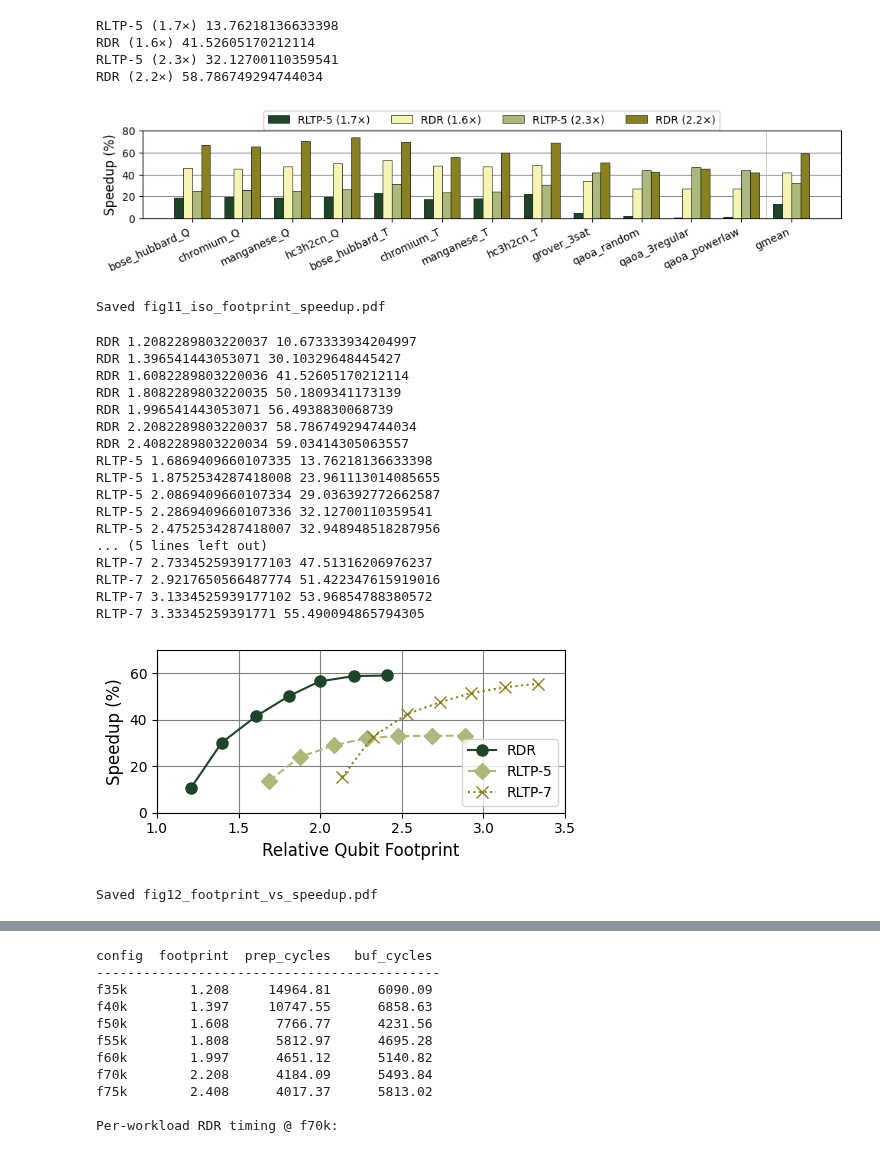
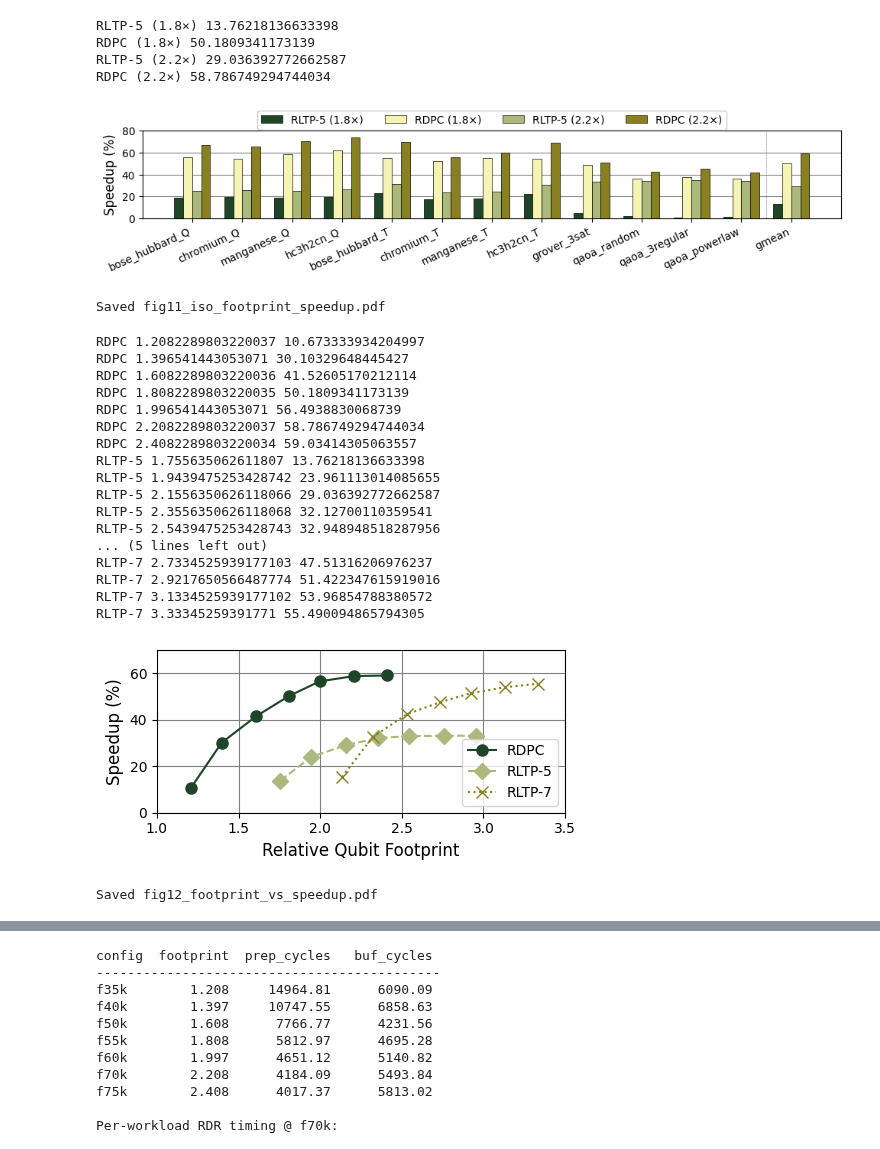
Before and after one commit to suhaskvittal/quicksilver, a Jupyter notebook: scripts/rdr_plots.ipynb, the cells around one changed output, grey strips where cells are left out. Cells and saved outputs as stored; diff of their text form; code cells hidden in the pictures.

```diff
--- a/scripts/rdr_plots.ipynb
+++ b/scripts/rdr_plots.ipynb
@@ -49,7 +49,7 @@ def rel_footprint(stats, b, rltp_n=None):
     s = stats[b]
     rltp_ws = s['COMPUTE_FOOTPRINT'].get('RLTP_WORKSPACE', 0)
     if rltp_n is not None:
-        rltp_ws = min(rltp_ws, rltp_workspace_qubits(rltp_n))
+        rltp_ws = rltp_workspace_qubits(rltp_n)
     return (s['FACTORY_FOOTPRINT']['TOTAL']
             + rltp_ws
             + s['COMPUTE_FOOTPRINT'].get('RDR_WORKSPACE', 0)) / BASE_FACTORY
@@ -69,10 +69,10 @@ base_f35k = aggregate_stats_by_policy(f'{STATS}/baseline_f35k')
 # Cell 2 — Figure 11: Iso-footprint speedup (double col, 10.0x2.4)
 
 base_f35k  = aggregate_stats_by_policy(f'{STATS}/baseline_f35k')
-rdr_f50k   = aggregate_stats_by_policy(f'{STATS}/rdr_f50k')
+rdr_f50k   = aggregate_stats_by_policy(f'{STATS}/rdr_f55k')
 rltp4_f35k = aggregate_stats_by_policy(f'{STATS}/rltp_4_f35k')
 rdr_f70k   = aggregate_stats_by_policy(f'{STATS}/rdr_f70k')
-rltp4_f50k = aggregate_stats_by_policy(f'{STATS}/rltp_4_f55k')
+rltp4_f50k = aggregate_stats_by_policy(f'{STATS}/rltp_4_f50k')
 
 rep_b = BENCHMARKS[0]
 # RLTP footprints use min(reported workspace, analytic formula) with RLTP-5 -> n=4.
@@ -83,53 +83,53 @@ fp_rltp4_f50k = rel_footprint(rltp4_f50k, rep_b, rltp_n=4)
 
 configs = [
     (rltp4_f35k, C1, f'RLTP-5 ({fp_rltp4_f35k:.1f}×)'),
-    (rdr_f50k,   C2, f'RDR ({fp_rdr_f50k:.1f}×)'),
+    (rdr_f50k,   C2, f'RDPC ({fp_rdr_f50k:.1f}×)'),
     (rltp4_f50k, C3, f'RLTP-5 ({fp_rltp4_f50k:.1f}×)'),
-    (rdr_f70k,   C4, f'RDR ({fp_rdr_f70k:.1f}×)'),
+    (rdr_f70k,   C4, f'RDPC ({fp_rdr_f70k:.1f}×)'),
 ]
 
 fig, ax = plt.subplots(figsize=(10.0, 2.4))
 
 n_benchmarks_plus_gmean = len(BENCHMARKS) + 1
 n_configs = len(configs)
 width = 0.18
 x = np.arange(n_benchmarks_plus_gmean)
 
 for i, (policy_stats, color, label) in enumerate(configs):
     speedups = speedup_pct(policy_stats, base_f35k, BENCHMARKS)
     gm = gmean_speedup_pct(policy_stats, base_f35k, BENCHMARKS)
     print(label, gm)
     values = speedups + [gm]
     offset = (i - n_configs / 2 + 0.5) * width
     ax.bar(x + offset, values, width, label=label, color=color,
            edgecolor='black', linewidth=0.5, zorder=3)
 
 ax.set_xticks(x)
 ax.set_xticklabels(TICKS + ['gmean'], fontsize=10, rotation=25, ha='right')
 ax.set_ylabel('Speedup (%)', fontsize=12)
 ax.legend(fontsize=10, ncol=4, loc='lower center', bbox_to_anchor=(0.5, 0.95), framealpha=1.0)
 ax.axhline(0, color='black', linewidth=0.5)
 ax.axvline(len(BENCHMARKS) - 0.5, color='gray', linewidth=0.5, linestyle='--')
 ax.tick_params(axis='y', labelsize=10)
 ax.grid(axis='y', linestyle='-', color='gray', zorder=0)
 ax.set_ylim(0,80.0)
 
 plt.tight_layout()
 plt.savefig(f'{PLOTS}/v2_fig11_iso_footprint_speedup.pdf', bbox_inches='tight')
 plt.show()
 print('Saved fig11_iso_footprint_speedup.pdf')
 # %% [output]
-RLTP-5 (1.7×) 13.76218136633398
-RDR (1.6×) 41.52605170212114
-RLTP-5 (2.3×) 32.12700110359541
-RDR (2.2×) 58.786749294744034
+RLTP-5 (1.8×) 13.76218136633398
+RDPC (1.8×) 50.1809341173139
+RLTP-5 (2.2×) 29.036392772662587
+RDPC (2.2×) 58.786749294744034
-[figure, old version]
+[figure, new version]
 Saved fig11_iso_footprint_speedup.pdf
 # %%
 # Cell 3 — Figure 12: Footprint vs speedup (single col, 5.0x2.4)
 
 lines = [
-    ('rdr',    C1, 'o-', 'RDR'),
+    ('rdr',    C1, 'o-', 'RDPC'),
     ('rltp_4', C3, 'D--', 'RLTP-5'),
     ('rltp_6', C4, 'x:', 'RLTP-7'),
 ]
@@ -168,24 +168,24 @@ plt.savefig(f'{PLOTS}/v2_fig12_footprint_vs_speedup.pdf', bbox_inches='tight')
 plt.show()
 print('Saved fig12_footprint_vs_speedup.pdf')
 # %% [output]
-RDR 1.2082289803220037 10.673333934204997
-RDR 1.396541443053071 30.10329648445427
-RDR 1.6082289803220036 41.52605170212114
-RDR 1.8082289803220035 50.1809341173139
-RDR 1.996541443053071 56.4938830068739
-RDR 2.2082289803220037 58.786749294744034
-RDR 2.4082289803220034 59.03414305063557
-RLTP-5 1.6869409660107335 13.76218136633398
-RLTP-5 1.8752534287418008 23.961113014085655
-RLTP-5 2.0869409660107334 29.036392772662587
-RLTP-5 2.2869409660107336 32.12700110359541
-RLTP-5 2.4752534287418007 32.948948518287956
+RDPC 1.2082289803220037 10.673333934204997
+RDPC 1.396541443053071 30.10329648445427
+RDPC 1.6082289803220036 41.52605170212114
+RDPC 1.8082289803220035 50.1809341173139
+RDPC 1.996541443053071 56.4938830068739
+RDPC 2.2082289803220037 58.786749294744034
+RDPC 2.4082289803220034 59.03414305063557
+RLTP-5 1.755635062611807 13.76218136633398
+RLTP-5 1.9439475253428742 23.961113014085655
+RLTP-5 2.1556350626118066 29.036392772662587
+RLTP-5 2.3556350626118068 32.12700110359541
+RLTP-5 2.5439475253428743 32.948948518287956
 ... (5 lines left out)
 RLTP-7 2.7334525939177103 47.51316206976237
 RLTP-7 2.9217650566487774 51.422347615919016
 RLTP-7 3.1334525939177102 53.96854788380572
 RLTP-7 3.33345259391771 55.490094865794305
-[figure, old version]
+[figure, new version]
 Saved fig12_footprint_vs_speedup.pdf
 # %%
 # Cell 4 — Figure 13: Coverage and timeliness (double col, 10.0x2.4)
```
Also changed, not shown: parts of 4 cells of this notebook, 4 other files.
